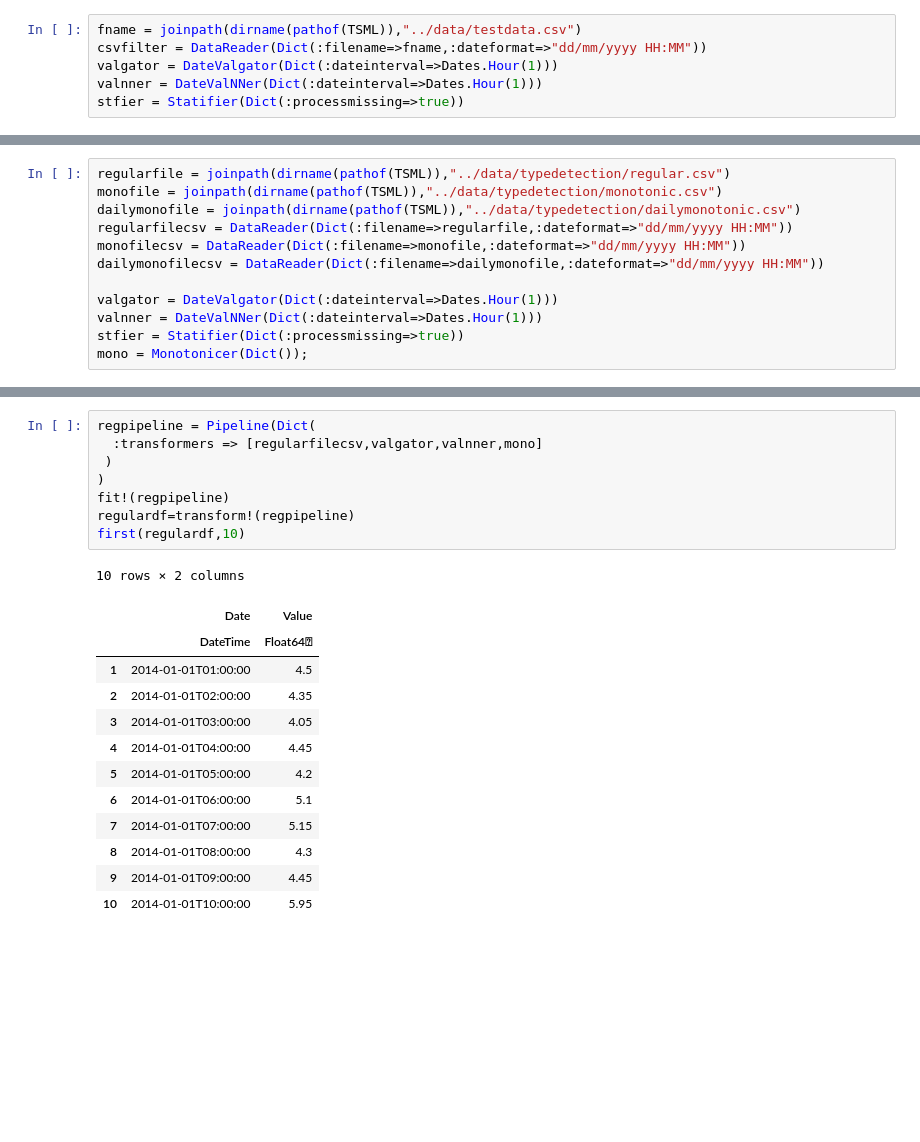
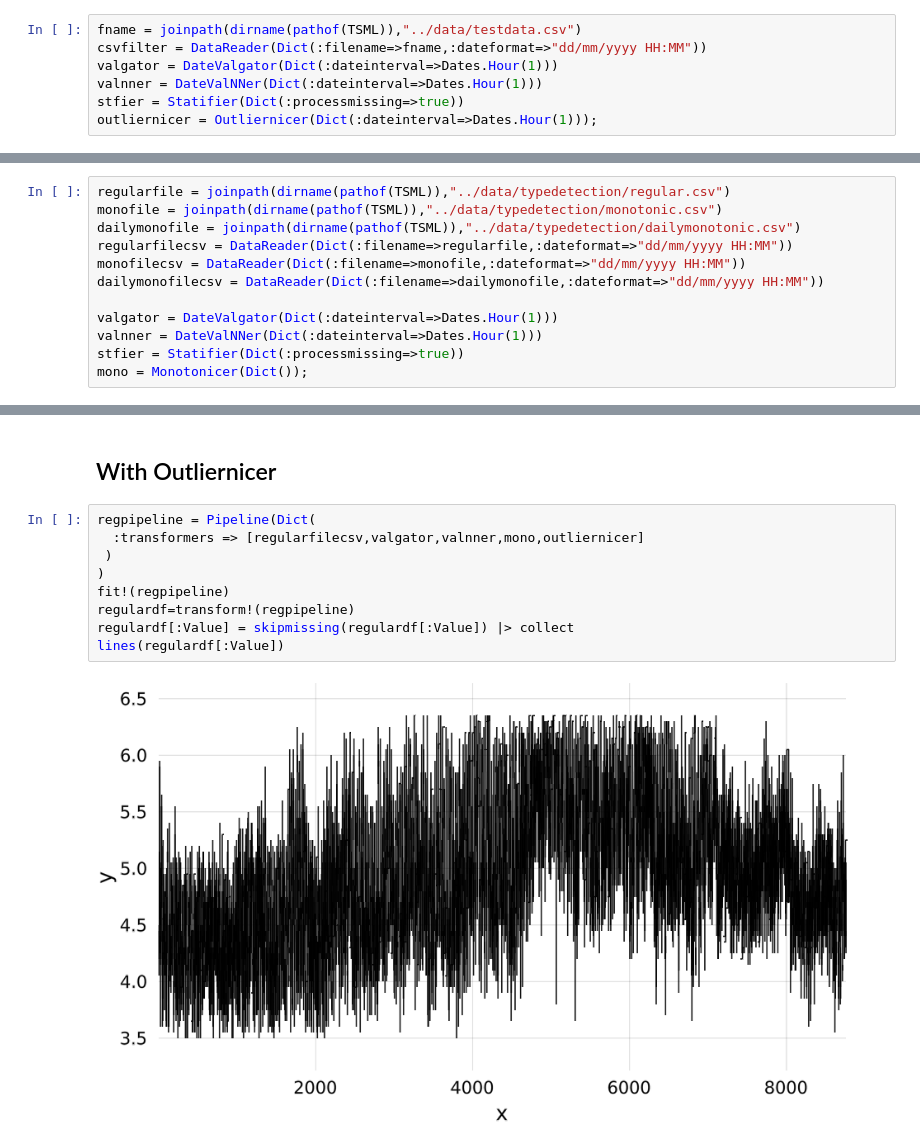
Before and after one commit to IBM/TSML.jl, a Jupyter notebook: docs/StatifierNotebook.jl.ipynb, the cells around one changed output, grey strips where cells are left out. Saved outputs shown, nothing was run; the diff lists cells and outputs as text; blank space fills up the shorter version.

Commit message:
adding outliernicer docs to notebook

```diff
--- a/docs/StatifierNotebook.jl.ipynb
+++ b/docs/StatifierNotebook.jl.ipynb
@@ -67,3 +88,4 @@ csvfilter = DataReader(Dict(:filename=>fname,:dateformat=>"dd/mm/yyyy HH:MM"))
 valgator = DateValgator(Dict(:dateinterval=>Dates.Hour(1)))
 valnner = DateValNNer(Dict(:dateinterval=>Dates.Hour(1)))
 stfier = Statifier(Dict(:processmissing=>true))
+outliernicer = Outliernicer(Dict(:dateinterval=>Dates.Hour(1)));
@@ -157,22 +188,13 @@ mono = Monotonicer(Dict());
+# %% [markdown]
+## With Outliernicer
 # %%
 regpipeline = Pipeline(Dict(
-  :transformers => [regularfilecsv,valgator,valnner,mono]
+  :transformers => [regularfilecsv,valgator,valnner,mono,outliernicer]
  )
 )
 fit!(regpipeline)
 regulardf=transform!(regpipeline)
-first(regulardf,10)
+regulardf[:Value] = skipmissing(regulardf[:Value]) |> collect
+lines(regulardf[:Value])
 # %% [output]
-10 rows × 2 columns
-|  | Date | Value |
-|  | DateTime | Float64⍰ |
-| 1 | 2014-01-01T01:00:00 | 4.5 |
-| 2 | 2014-01-01T02:00:00 | 4.35 |
-| 3 | 2014-01-01T03:00:00 | 4.05 |
-| 4 | 2014-01-01T04:00:00 | 4.45 |
-| 5 | 2014-01-01T05:00:00 | 4.2 |
-| 6 | 2014-01-01T06:00:00 | 5.1 |
-| 7 | 2014-01-01T07:00:00 | 5.15 |
-| 8 | 2014-01-01T08:00:00 | 4.3 |
-| 9 | 2014-01-01T09:00:00 | 4.45 |
-| 10 | 2014-01-01T10:00:00 | 5.95 |
+[figure, added]
```
Also changed, not shown: parts of 20 cells of this notebook, 2 other files.
